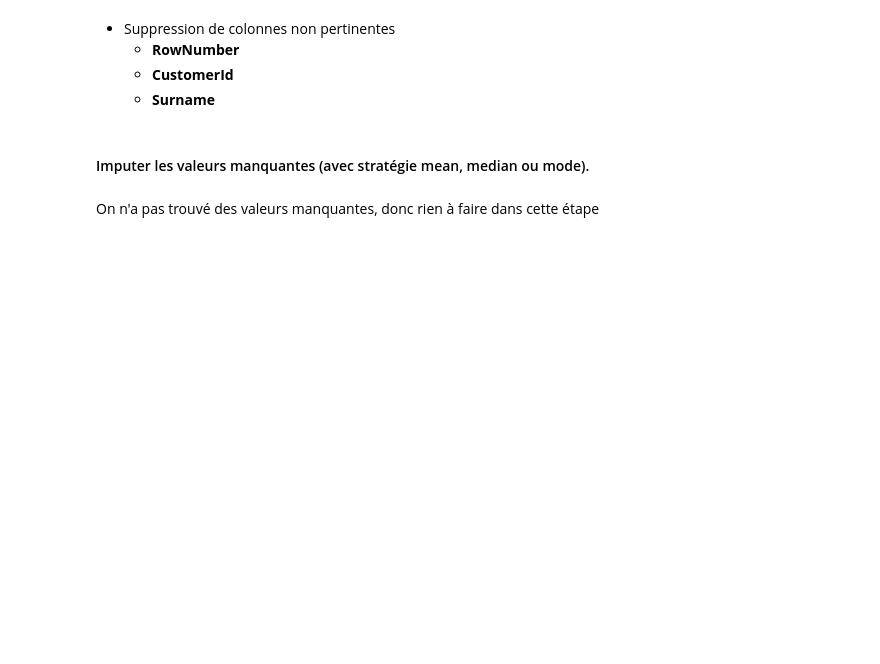
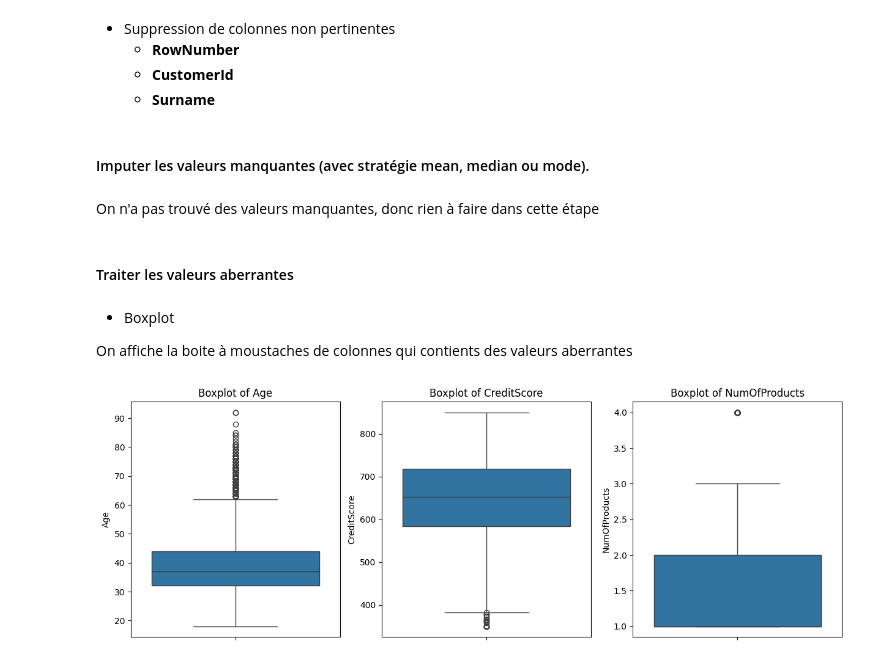
Before and after one commit to anass17/Prediction-de-l-Attrition-Client-Bancaire, a Jupyter notebook: notebooks/data_preprocessing.ipynb, the cells around one changed output. Saved outputs shown, nothing was run; the diff lists cells and outputs as text; code cells hidden in the pictures; blank space fills up the shorter version.

Commit message:
PDLCB-49 Traiter les valeurs aberrantes

```diff
--- a/notebooks/data_preprocessing.ipynb
+++ b/notebooks/data_preprocessing.ipynb
@@ -42,3 +42,29 @@ df = df.drop("RowNumber", "Surname", "CustomerId")
 #### Imputer les valeurs manquantes (avec stratégie mean, median ou mode).
 # %% [markdown]
 On n'a pas trouvé des valeurs manquantes, donc rien à faire dans cette étape
+# %% [markdown]
+#### Traiter les valeurs aberrantes
+# %% [markdown]
+- Boxplot
+
+On affiche la boite à moustaches de colonnes qui contients des valeurs aberrantes
+# %%
+import matplotlib.pyplot as plt
+import seaborn as sb
+
+pdf = df.toPandas()
+
+plt.figure(figsize=(15,5))
+
+i = 1
+
+for c in ["Age", "CreditScore", "NumOfProducts"]:
+    plt.subplot(1, 3, i)
+    sb.boxplot(y=c, data=pdf)
+    plt.title("Boxplot of " + c)
+
+    i += 1
+
+plt.show()
+# %% [output]
+[figure, added]
```
Also changed, not shown: parts of 18 cells of this notebook, 2 other files.
